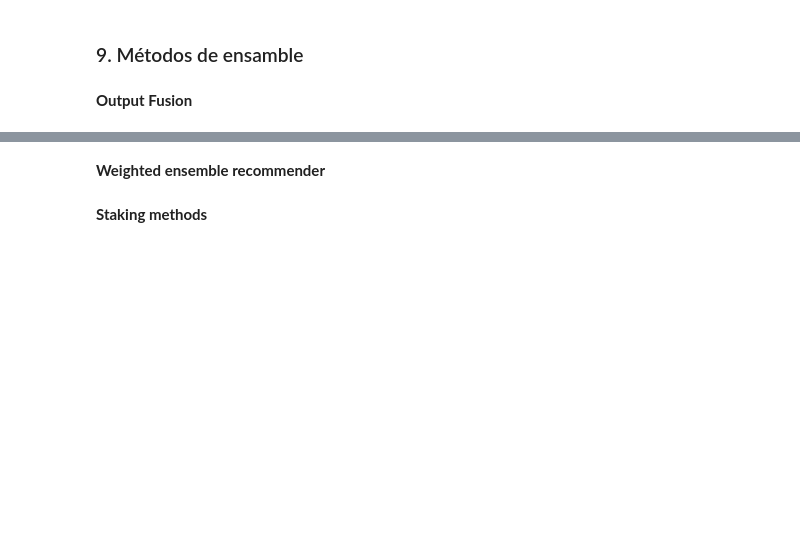
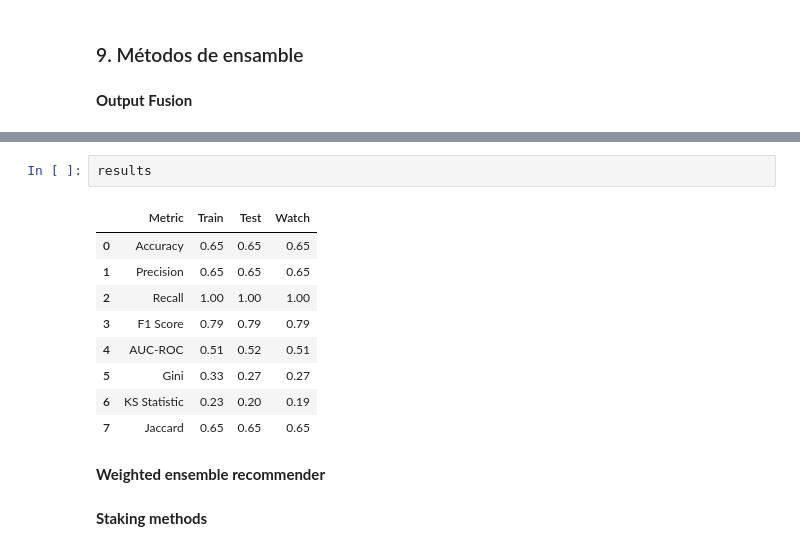
Before and after one commit to JCaballerot/Recommender-Systems, a Jupyter notebook: Hybrid_Recommender/Book_Crossing_Hybrid.ipynb, the cells around one changed output, grey strips where cells are left out. Saved outputs shown, nothing was run; the diff lists cells and outputs as text; blank space fills up the shorter version.

```diff
--- a/Hybrid_Recommender/Book_Crossing_Hybrid.ipynb
+++ b/Hybrid_Recommender/Book_Crossing_Hybrid.ipynb
@@ -524,3 +940,15 @@ results_ANN
+# %%
+results
+# %% [output]
+|  | Metric | Train | Test | Watch |
+| 0 | Accuracy | 0.65 | 0.65 | 0.65 |
+| 1 | Precision | 0.65 | 0.65 | 0.65 |
+| 2 | Recall | 1.00 | 1.00 | 1.00 |
+| 3 | F1 Score | 0.79 | 0.79 | 0.79 |
+| 4 | AUC-ROC | 0.51 | 0.52 | 0.51 |
+| 5 | Gini | 0.33 | 0.27 | 0.27 |
+| 6 | KS Statistic | 0.23 | 0.20 | 0.19 |
+| 7 | Jaccard | 0.65 | 0.65 | 0.65 |
 # %% [markdown]
  <b> Weighted ensemble recommender </b>
 # %% [markdown]
```
Also changed, not shown: parts of 39 cells of this notebook.
